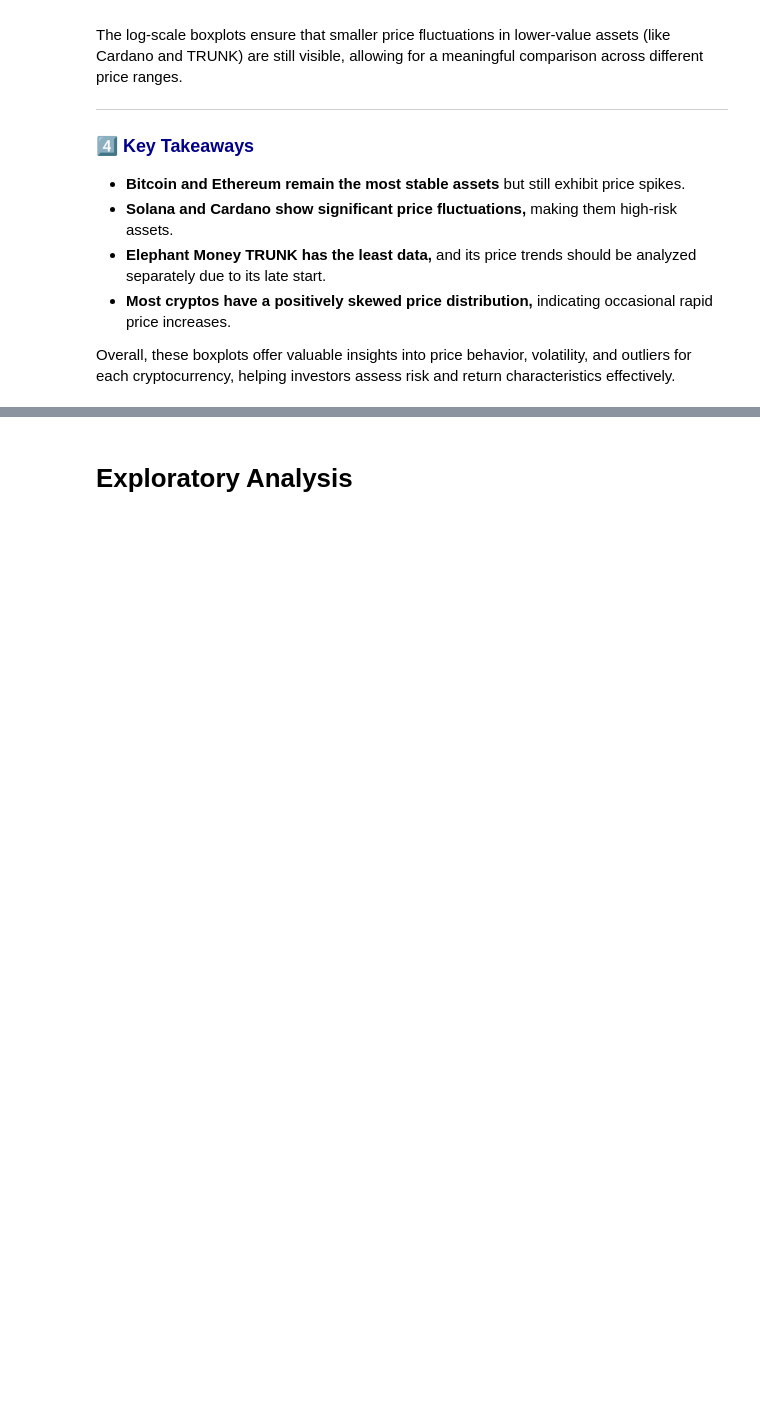
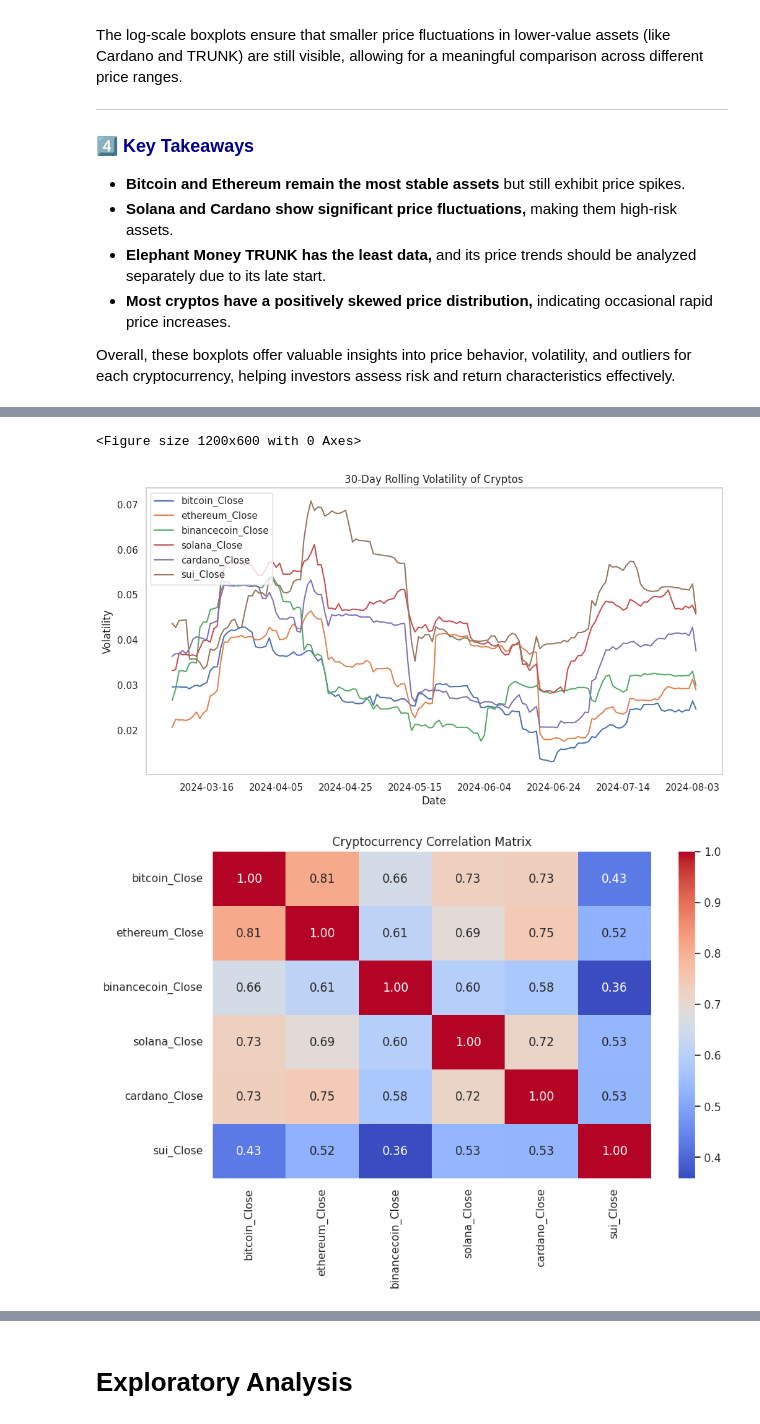
Before and after one commit to NatP-dev/Complete-Python-3-Bootcamp, a Jupyter notebook: Welcome_to_Colaboratory.ipynb, the cells around one changed output, grey strips where cells are left out. Saved outputs shown, nothing was run; the diff lists cells and outputs as text; code cells hidden in the pictures; blank space fills up the shorter version.

```diff
--- a/Welcome_to_Colaboratory.ipynb
+++ b/Welcome_to_Colaboratory.ipynb
@@ -446,0 +594,63 @@ elephant-money-trunk_Close               0
+# %%
+import numpy as np
+import matplotlib.pyplot as plt
+import seaborn as sns
+
+# 5️⃣ Compute Log Returns (Daily Percentage Change)
+log_returns = np.log(df / df.shift(1))
+
+# 6️⃣ Compute 30-day Rolling Volatility
+rolling_volatility = log_returns.rolling(window=30).std()
+
+# 7️⃣ Compute Correlation Matrix
+correlation_matrix = log_returns.corr()
+
+# 8️⃣ Compute Daily Percentage Change (Daily Returns)
+daily_returns = df.pct_change()
+
+# 9️⃣ Compute the Annualized Covariance Matrix (multiply by 365 for annualized values)
+annual_cov_matrix = daily_returns.cov() * 365
+
+# Display summaries
+print("\n📈 Log Returns Sample:")
+print(log_returns.head().to_string())
+
+print("\n📊 30-Day Rolling Volatility Sample:")
+print(rolling_volatility.head().to_string())
+
+print("\n🔗 Correlation Matrix:")
+print(correlation_matrix.to_string())
+
+print("\n✅ 5-Number Summary for Daily Returns:")
+print(daily_returns.describe().loc[['min', '25%', '50%', '75%', 'max']].to_string())
+
+print("\n✅ Annualized Covariance Matrix:")
+print(annual_cov_matrix.to_string())
+
+# 🔹 Save for further use
+log_returns.to_csv("crypto_log_returns.csv")
+rolling_volatility.to_csv("crypto_volatility.csv")
+daily_returns.to_csv("crypto_daily_returns.csv")
+annual_cov_matrix.to_csv("crypto_annual_cov_matrix.csv")
+
+# 🔹 Visualizing Rolling Volatility for Major Cryptos
+plt.figure(figsize=(12, 6))
+rolling_volatility.plot(figsize=(12,6), title="30-Day Rolling Volatility of Cryptos")
+plt.ylabel("Volatility")
+plt.xlabel("Date")
+plt.legend(loc="upper left")
+plt.grid()
+plt.show()
+
+# 🔹 Heatmap of Correlations
+plt.figure(figsize=(10, 6))
+sns.heatmap(correlation_matrix, annot=True, cmap="coolwarm", fmt=".2f")
+plt.title("Cryptocurrency Correlation Matrix")
+plt.show()
+
+# 🔹 Heatmap of Annualized Covariance Matrix
+plt.figure(figsize=(10, 6))
+sns.heatmap(annual_cov_matrix, annot=True, cmap="coolwarm", fmt=".2f")
+plt.title("Annualized Covariance Matrix for Cryptos")
+plt.show()
+# %% [output]
@@ -446,0 +674,3 @@ elephant-money-trunk_Close               0
+<Figure size 1200x600 with 0 Axes>
+[figure, added]
+[figure, added]
```
Also changed, not shown: parts of 8 cells of this notebook.
